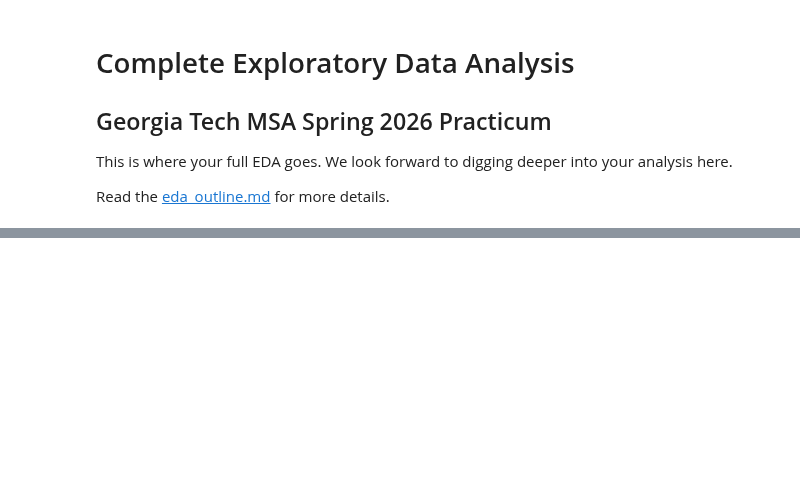
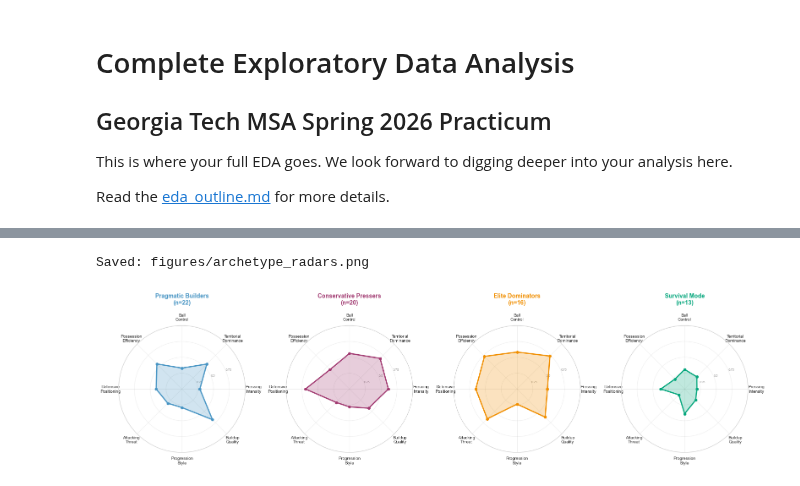
Before and after one commit to soh364/soccer-analytics-capstone-XOh, a Jupyter notebook: eda/EDA_Soomi.ipynb, the cells around one changed output, grey strips where cells are left out. Cells and saved outputs as stored; diff of their text form; code cells hidden in the pictures; blank space fills up the shorter version.

```diff
--- a/eda/EDA_Soomi.ipynb
+++ b/eda/EDA_Soomi.ipynb
@@ -777,0 +140,21 @@ HBox(children=(Dropdown(description='Team A:', options=('Argentina', 'Austria',
+# %%
+# Define archetype names
+archetype_names = {
+    0: "Pragmatic Builders",
+    1: "Conservative Pressers",
+    2: "Elite Dominators",
+    3: "Survival Mode"
+}
+
+characterization = clusterer.characterize_archetypes(
+    tournament_profiles_pd,
+    cluster_centers,
+    clustering_results['labels'],
+    archetype_names
+)
+
+clustering.print_archetype_summary(characterization)
+fig_radars = plot_archetype_radars(cluster_centers, dimensions, archetype_names, tournament_profiles_pd)
+save_figure(fig_radars, 'archetype_radars.png')
+plt.show()
+# %% [output]
@@ -777,0 +162,2 @@ HBox(children=(Dropdown(description='Team A:', options=('Argentina', 'Austria',
+Saved: figures/archetype_radars.png
+[figure, added]
```
Also changed, not shown: parts of 45 cells of this notebook, 1 other file.
